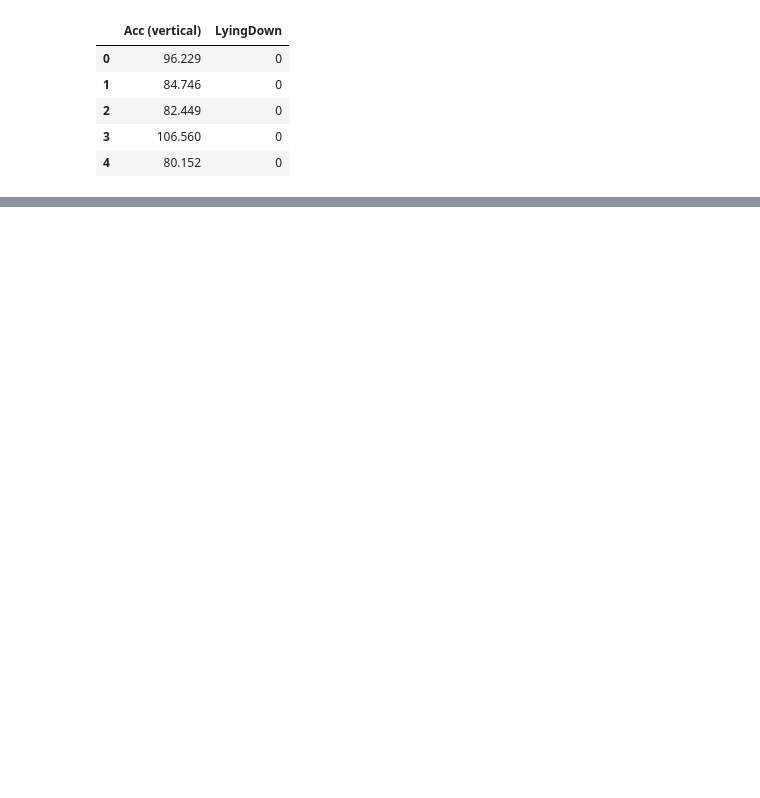
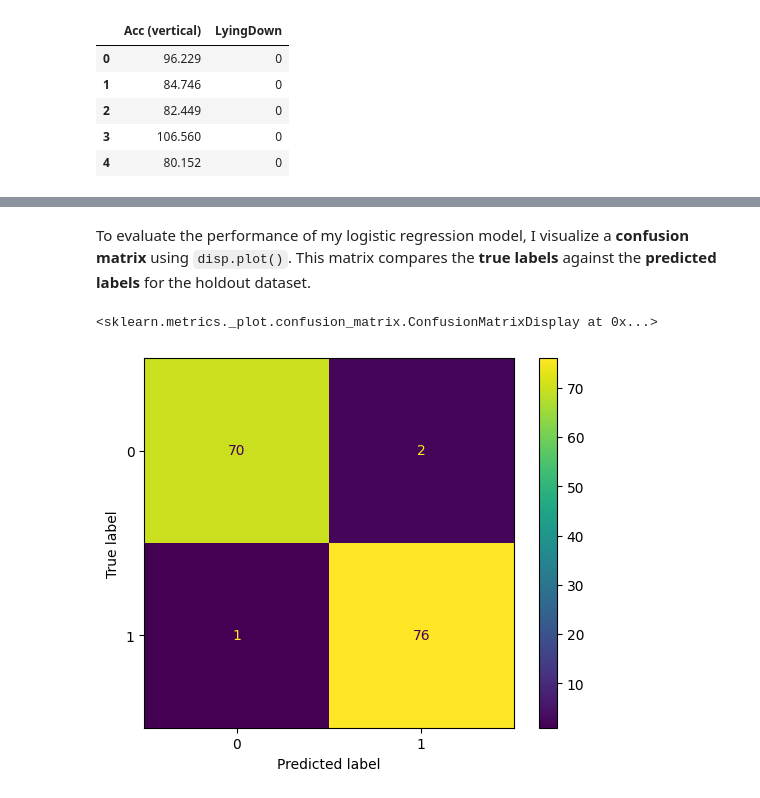
Before and after one commit to Cyberoctane29/Elderly-Motion-Analytics-for-Fall-Prevention, a Jupyter notebook: Elderly_Motion_Analytics_for_Fall_Prevention.ipynb, the cells around one changed output, grey strips where cells are left out. Cells and saved outputs as stored; diff of their text form; code cells hidden in the pictures; blank space fills up the shorter version.

```diff
--- a/Elderly_Motion_Analytics_for_Fall_Prevention.ipynb
+++ b/Elderly_Motion_Analytics_for_Fall_Prevention.ipynb
@@ -125,0 +142,2 @@ Probably not normal
+# %%
+clf = LogisticRegression().fit(X_train, y_train.squeeze())
@@ -125,0 +196,2 @@ Probably not normal
+# %%
+y_pred = clf.predict(X_test)
@@ -125,0 +278,2 @@ Probably not normal
+# %%
+cm = metrics.confusion_matrix(y_test, y_pred, labels=clf.classes_)
@@ -125,0 +282,2 @@ Probably not normal
+# %%
+disp = metrics.ConfusionMatrixDisplay(confusion_matrix=cm, display_labels=clf.classes_)
@@ -125,0 +300,7 @@ Probably not normal
+# %% [markdown]
+To evaluate the performance of my logistic regression model, I visualize a **confusion matrix** using `disp.plot()`. This matrix compares the **true labels** against the **predicted labels** for the holdout dataset.
+# %%
+disp.plot()
+# %% [output]
+<sklearn.metrics._plot.confusion_matrix.ConfusionMatrixDisplay at 0x...>
+[figure, added]
```
Also changed, not shown: parts of 55 cells of this notebook.
